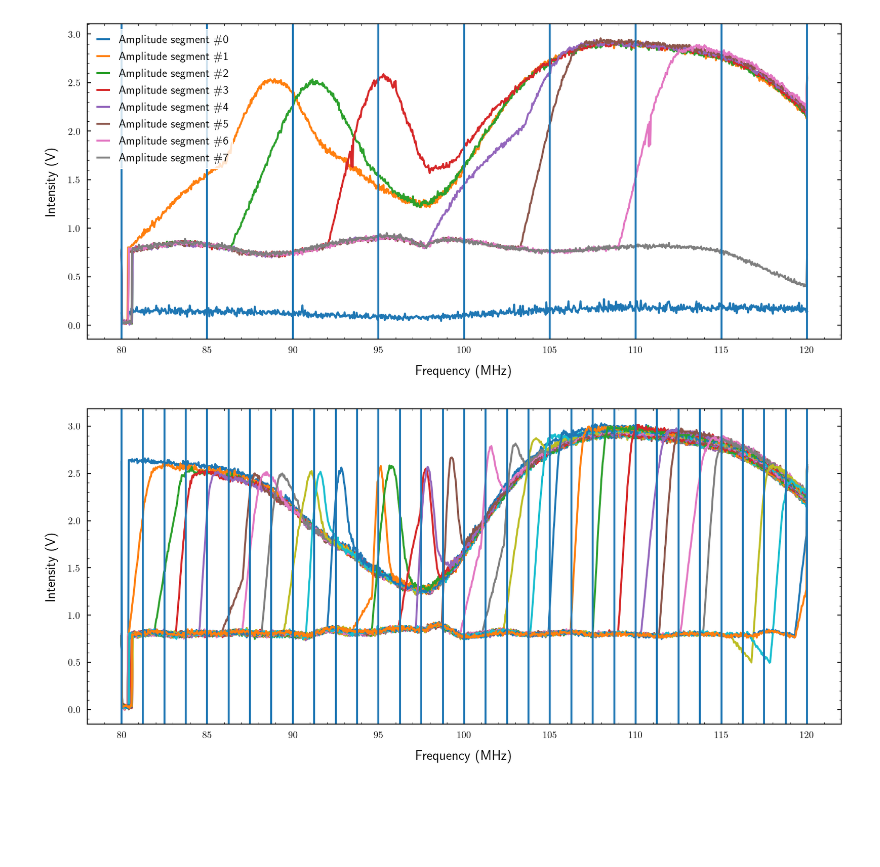
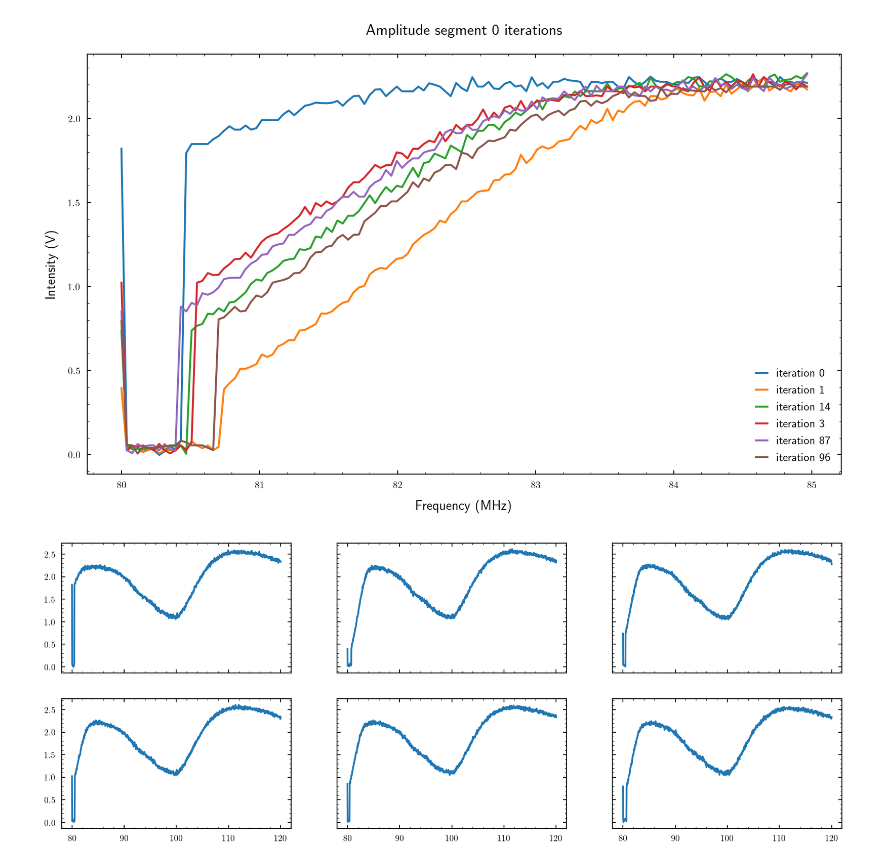
Before and after one commit to bodokaiser/bachelor-thesis, a Jupyter notebook: notebook/evaluation/intensity-optimization.ipynb, the cells around one changed output. Saved outputs shown, nothing was run; the diff lists cells and outputs as text; code cells hidden in the pictures; blank space fills up the shorter version.

Commit message:
started to evaluate intensity optimization data

```diff
--- a/notebook/evaluation/intensity-optimization.ipynb
+++ b/notebook/evaluation/intensity-optimization.ipynb
@@ -1,9 +1,7 @@
 # %%
 import h5py as h5
 
-datadir = '../../dataset/intensity'
+datadir = '../../dataset/optimization'
 figuredir = '../../figure/intensity/optimization'
 
 os.makedirs(figuredir, exist_ok=True)
-# %%
-f = h5.File(os.path.join(datadir, 'a8-800mV.h5'), 'r')
@@ -34,0 +62,20 @@ def to_frequency(time):
+# %%
+def read(filename, dataset):
+    df = pd.read_hdf(os.path.join(datadir, filename), dataset)
+    df['frequency'] = 80e6 + 40e6 * df.time / df.time.max()
+
+    return df
+
+def read_final(filename):
+    key = filename.split('.')[0]
+
+    An = max(runs[key].keys())
+    n = max(runs[key][An])
+
+    try:
+        return read(filename, f'amplitude{An}/iteration{n}')
+    except KeyError:
+        try:
+            return read(filename, f'amplitude@{An}-iteration@{n}')
+        except KeyError:
+            return read(filename, f'amplitude{An}/iteration@{n}')
@@ -35,15 +174,20 @@ def to_frequency(time):
+# %%
+A0 = []
+
+for n in runs['800mV-8'][0]:
+    A0.append((n, read('800mV-8.h5', f'amplitude0/iteration{n}')))
 # %%
-plt.figure(figsize=(14, 6))
+plt.figure(figsize=(14, 8))
+plt.title('Amplitude segment 0 iterations')
 
-for i, df in enumerate(ampl_start):
-    plt.plot(to_frequency(df.time) / 1e6, df.voltage, label=f'Amplitude segment \#{i}')
-
-for i in range(9):
-    plt.axvline(80 + 5*i)
+for i, df in A0:
+    df = df[(df.frequency > 80e6) & (df.frequency < 85e6)]
+    plt.plot(df.frequency / 1e6, df.voltage, label=f'iteration {i}')
 
 plt.xlabel('Frequency (MHz)')
 plt.ylabel('Intensity (V)')
 plt.legend()
+plt.savefig(os.path.join(figuredir, 'amplitude-segments.pdf'))
 plt.show()
 # %% [output]
-[figure, old version]
+[figure, new version]
@@ -52,15 +194,12 @@ ampl_start32 = [pd.read_hdf(os.path.join(datadir, 'a32-800mv.h5'), f'amplitude@{
-# %%
-plt.figure(figsize=(14, 6))
-
-for i, df in enumerate(ampl_start32):
-    plt.plot(to_frequency(df.time) / 1e6, df.voltage, label=f'Amplitude segment \#{i}')
-
-for i in range(33):
-    plt.axvline(80 + 1.25*i)
-
-plt.xlabel('Frequency (MHz)')
-plt.ylabel('Intensity (V)')
-#plt.legend()
-plt.show()
-# %% [output]
-[figure, removed]
+# %%
+fig, axes = plt.subplots(nrows=2, ncols=3, figsize=(16, 6), sharey=True, sharex=True)
+
+for i, axis in enumerate(axes.flatten()):
+    df = A0[i]
+
+    axis.plot(df.frequency / 1e6, df.voltage, label='8 amplitude segments')
+
+#plt.savefig(os.path.join(figuredir, 'target-intensities.pdf'))
+plt.show()
+# %% [output]
+[figure, added]
```
Also changed, not shown: parts of 10 cells of this notebook, 2 other files.
